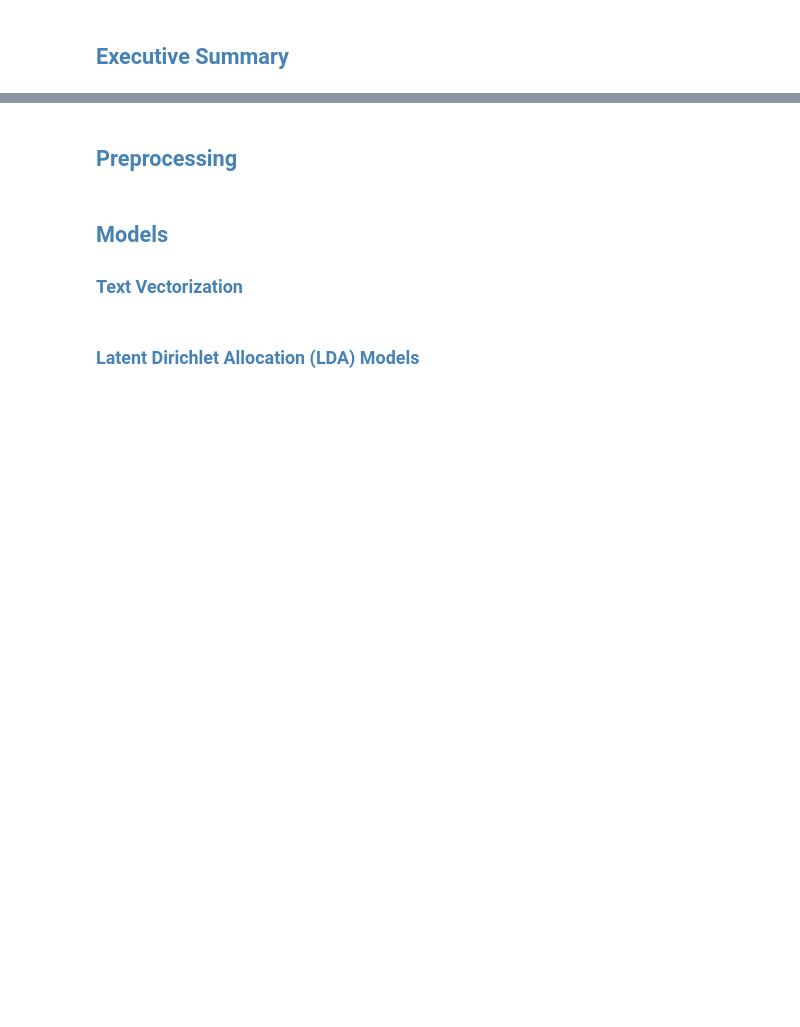
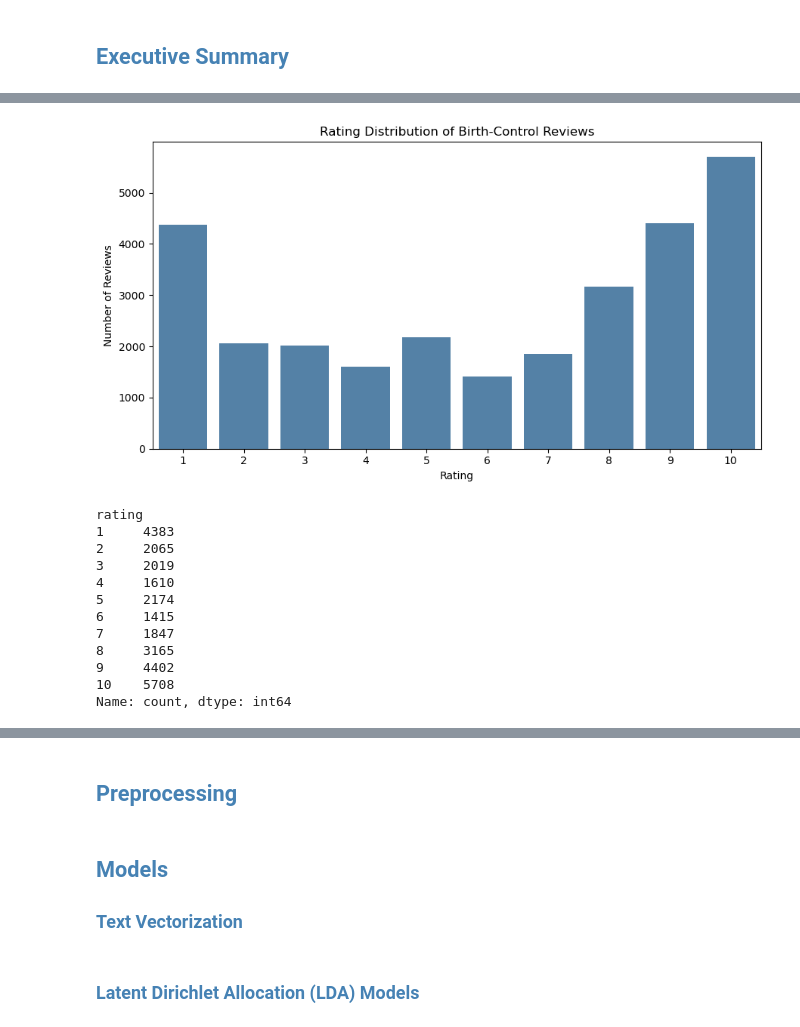
Before and after one commit to Qteneqja/topic-modeling, a Jupyter notebook: Asg07_Group07_QlirimTeneqja_AylieNagler_AnikaViado_ArsiKharghani.ipynb, the cells around one changed output, grey strips where cells are left out. Drawn from its saved outputs; the diff is of its cells as text; code cells hidden in the pictures; blank space fills up the shorter version.

Commit message:
complete up to rating distribution

```diff
--- a/Asg07_Group07_QlirimTeneqja_AylieNagler_AnikaViado_ArsiKharghani.ipynb
+++ b/Asg07_Group07_QlirimTeneqja_AylieNagler_AnikaViado_ArsiKharghani.ipynb
@@ -11,0 +58,18 @@
+# %%
+# Load the files
+train_raw = pd.read_csv("UCIdrug_train.csv")
+test_raw = pd.read_csv("UCIdrug_test.csv")
+
+# Select birth-control reviews.
+train_birth_control = train_raw[
+    train_raw["condition"].str.strip().str.casefold().eq("birth control")
+].copy()
+
+test_birth_control = test_raw[
+    test_raw["condition"].str.strip().str.casefold().eq("birth control")
+].copy()
+
+print("Training reviews:", len(train_birth_control))
+print("Test reviews:", len(test_birth_control))
+
+display(train_birth_control.head())
@@ -11,0 +171,28 @@
+# %%
+# Count training reviews for each rating.
+rating_counts = train_birth_control["rating"].value_counts().sort_index()
+
+# Plot the counts.
+plt.figure(figsize=(9, 5))
+sns.barplot(x=rating_counts.index, y=rating_counts.values, color="steelblue")
+plt.title("Rating Distribution of Birth-Control Reviews")
+plt.xlabel("Rating")
+plt.ylabel("Number of Reviews")
+plt.tight_layout()
+plt.show()
+
+print(rating_counts)
+# %% [output]
+[figure, added]
+rating
+1     4383
+2     2065
+3     2019
+4     1610
+5     2174
+6     1415
+7     1847
+8     3165
+9     4402
+10    5708
+Name: count, dtype: int64
```
Also changed, not shown: parts of 12 cells of this notebook.
